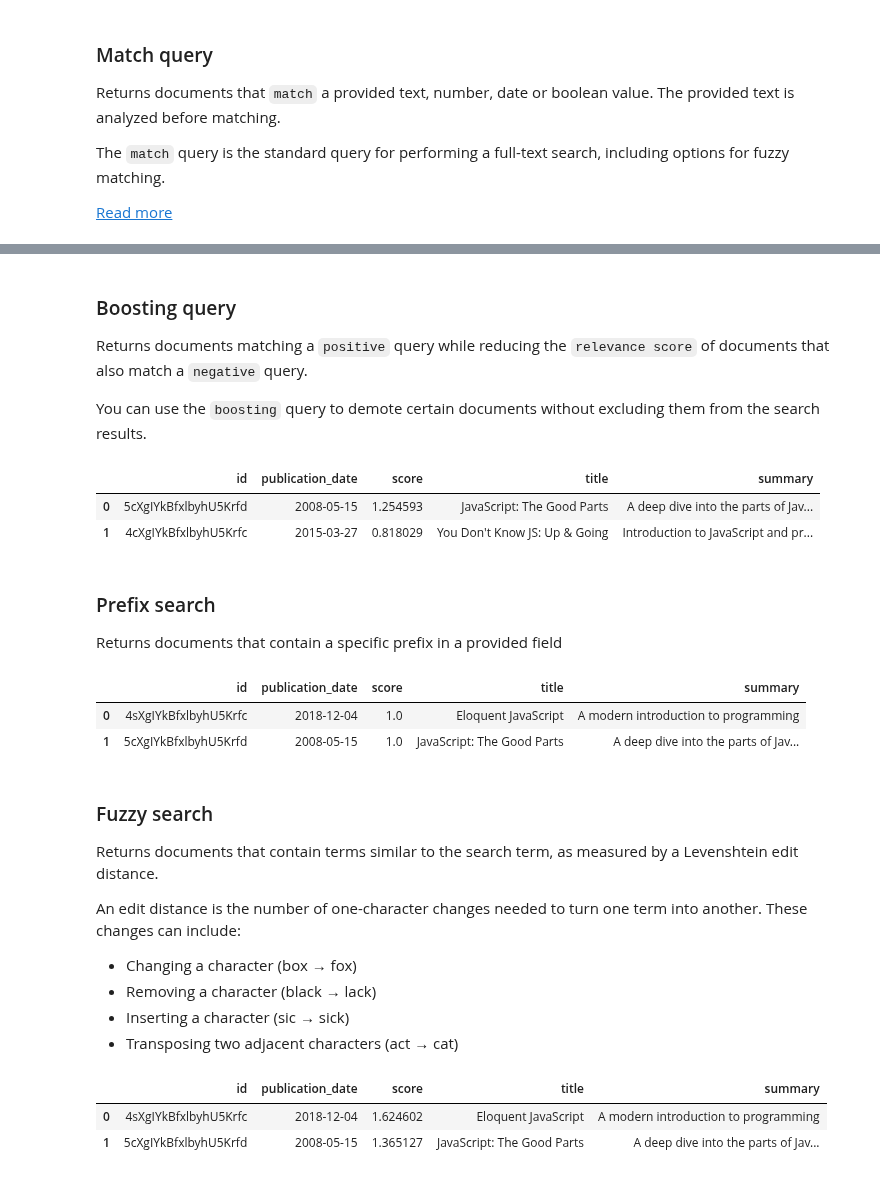
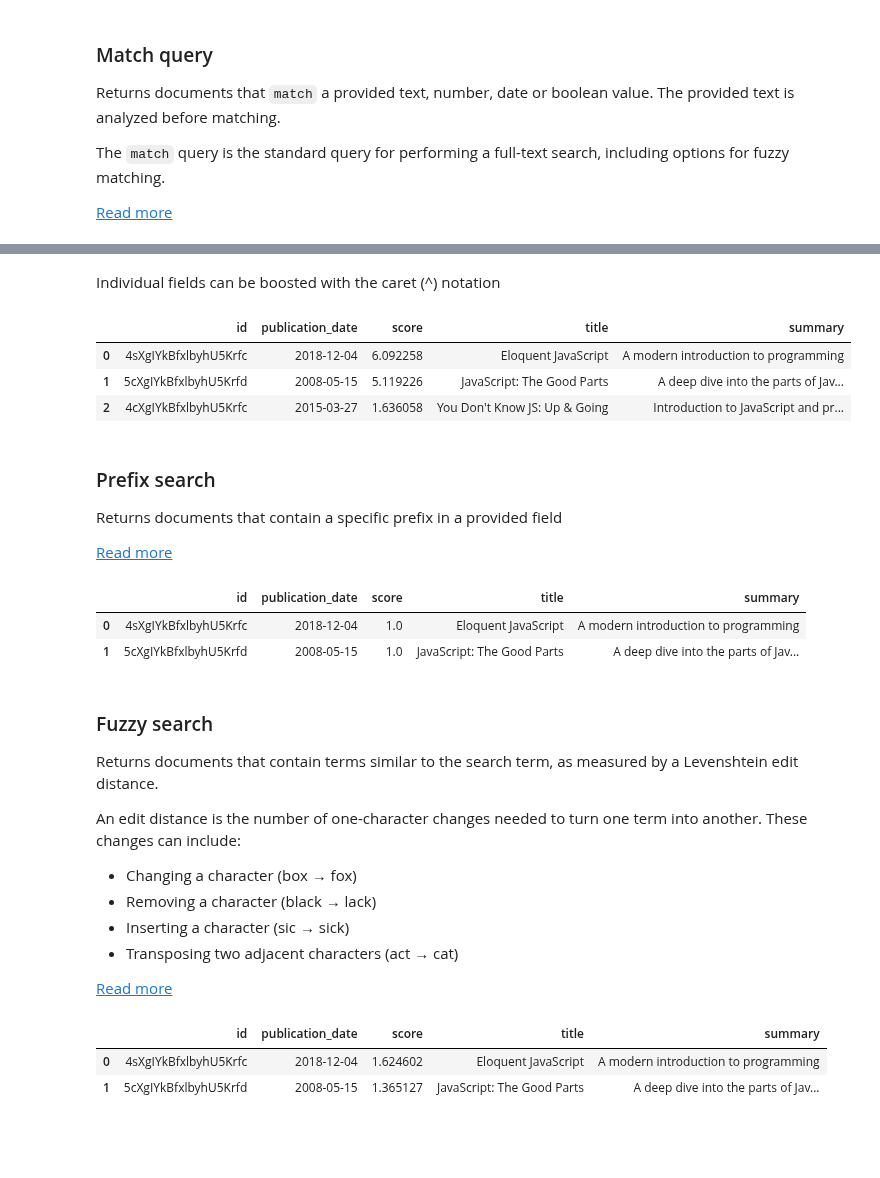
Before and after one commit to elastic/elasticsearch-labs, a Jupyter notebook: colab-notebooks-examples/search/01-keyword-querying-filtering.ipynb, the cells around one changed output, grey strips where cells are left out. Saved outputs shown, nothing was run; the diff lists cells and outputs as text; code cells hidden in the pictures; blank space fills up the shorter version.

```diff
--- a/colab-notebooks-examples/search/01-keyword-querying-filtering.ipynb
+++ b/colab-notebooks-examples/search/01-keyword-querying-filtering.ipynb
@@ -93,35 +93,25 @@ pd.DataFrame.from_records(pretty_response_transform(response))
-# %% [markdown]
-### Boosting query
-
-Returns documents matching a `positive` query while reducing the `relevance score` of documents that also match a `negative` query.
-
-You can use the `boosting` query to demote certain documents without excluding them from the search results.
+# %% [markdown]
+Individual fields can be boosted with the caret (^) notation
 # %%
 response = client.search(index="book_index", query={
-    "boosting": {
-        "positive": {
-            "term": {
-                "summary": "javascript"
-                }
-            },
-        "negative": {
-            "term": {
-                "summary": "introduction"
-                }
-            },
-        "negative_boost": 0.5
+    "multi_match": {
+        "query": "javascript",
+        "fields": ["summary", "title^3"]
         }
     })
 
 pd.DataFrame.from_records(pretty_response_transform(response))
 # %% [output]
 |  | id | publication_date | score | title | summary |
-| 0 | 5cXgIYkBfxlbyhU5Krfd | 2008-05-15 | 1.254593 | JavaScript: The Good Parts | A deep dive into the parts of Jav... |
-| 1 | 4cXgIYkBfxlbyhU5Krfc | 2015-03-27 | 0.818029 | You Don't Know JS: Up & Going | Introduction to JavaScript and pr... |
+| 0 | 4sXgIYkBfxlbyhU5Krfc | 2018-12-04 | 6.092258 | Eloquent JavaScript | A modern introduction to programming |
+| 1 | 5cXgIYkBfxlbyhU5Krfd | 2008-05-15 | 5.119226 | JavaScript: The Good Parts | A deep dive into the parts of Jav... |
+| 2 | 4cXgIYkBfxlbyhU5Krfc | 2015-03-27 | 1.636058 | You Don't Know JS: Up & Going | Introduction to JavaScript and pr... |
 # %% [markdown]
 ### Prefix search
 
 Returns documents that contain a specific prefix in a provided field
+
+[Read more](https://www.elastic.co/guide/en/elasticsearch/reference/current/query-dsl-prefix-query.html)
 # %%
 response = client.search(index="book_index", query={
     "prefix": {
@@ -147,6 +137,8 @@ An edit distance is the number of one-character changes needed to turn one term
 * Removing a character (black → lack)
 * Inserting a character (sic → sick)
 * Transposing two adjacent characters (act → cat)
+
+[Read more](https://www.elastic.co/guide/en/elasticsearch/reference/current/query-dsl-fuzzy-query.html)
 # %%
 response = client.search(index="book_index", query={
     "fuzzy": {
```
Also changed, not shown: parts of 11 cells of this notebook.
